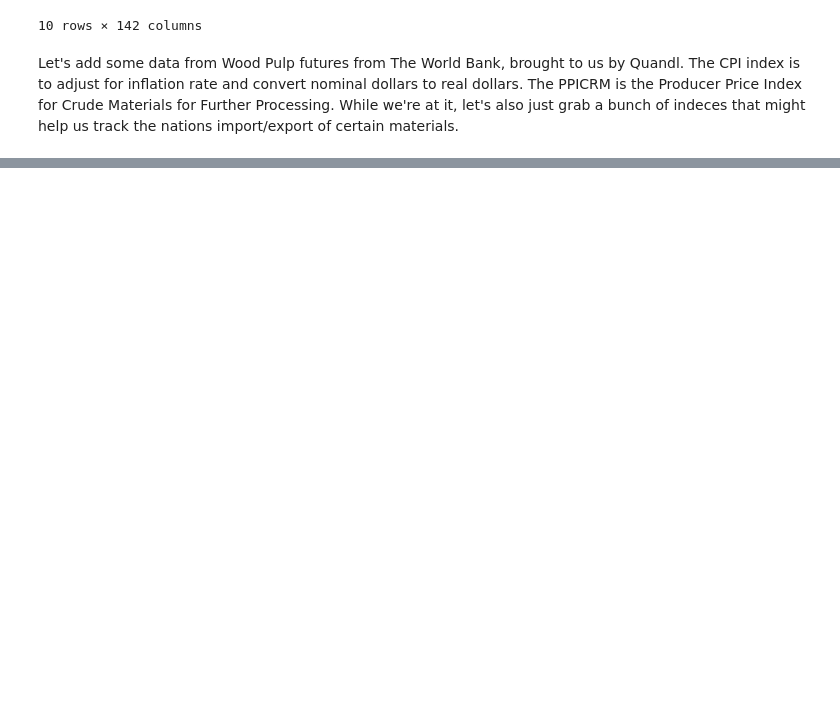
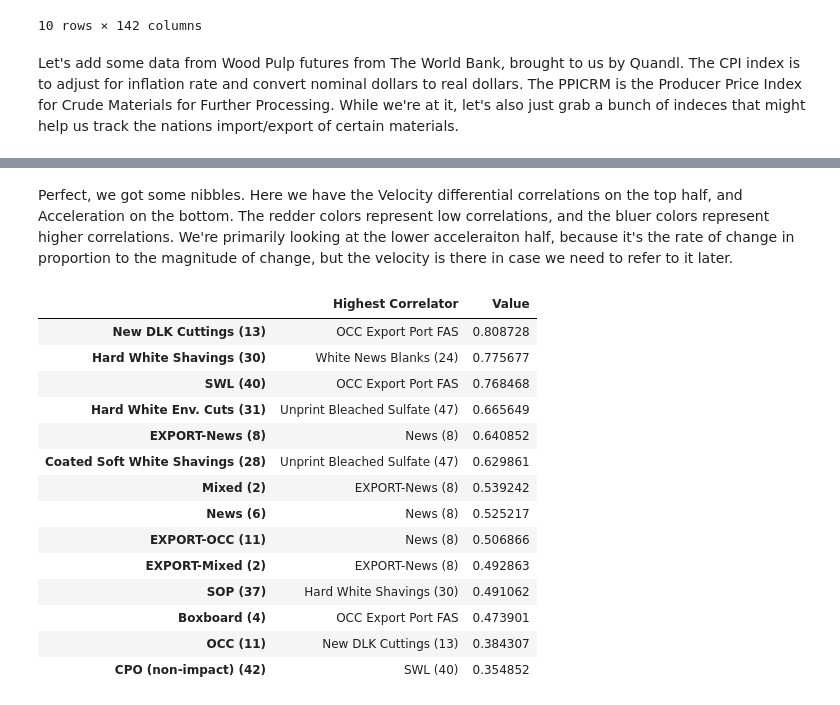
Before and after one commit to baronvonbadguy/cycle, a Jupyter notebook: Analysis.ipynb, the cells around one changed output, grey strips where cells are left out. Cells and saved outputs as stored; diff of their text form; code cells hidden in the pictures; blank space fills up the shorter version.

```diff
--- a/Analysis.ipynb
+++ b/Analysis.ipynb
@@ -345,0 +352,26 @@ actuals[[('Hard White Shavings (30)','Avg. Price'),
+# %% [markdown]
+Perfect, we got some nibbles.  Here we have the Velocity differential correlations on the top half, and Acceleration on the bottom.  The redder colors represent low correlations, and the bluer colors represent higher correlations.  We're primarily looking at the lower acceleraiton half, because it's the rate of change in proportion to the magnitude of change, but the velocity is there in case we need to refer to it later.
+# %%
+def highest_correlators(df):
+    max_ids = df[df < 1].idxmax()
+    max_vals = df[df < 1].max()
+    maxes = pd.concat([max_ids, max_vals], axis=1, keys=['Highest Correlator', 'Value'])
+    maxes = maxes.drop_duplicates(subset=['Value']).sort(columns=['Value'], ascending=False)
+    return maxes
+highest_correlators(acorr)
+# %% [output]
+|  | Highest Correlator | Value |
+| New DLK Cuttings (13) | OCC Export Port FAS | 0.808728 |
+| Hard White Shavings (30) | White News Blanks (24) | 0.775677 |
+| SWL (40) | OCC Export Port FAS | 0.768468 |
+| Hard White Env. Cuts (31) | Unprint Bleached Sulfate (47) | 0.665649 |
+| EXPORT-News (8) | News (8) | 0.640852 |
+| Coated Soft White Shavings (28) | Unprint Bleached Sulfate (47) | 0.629861 |
+| Mixed (2) | EXPORT-News (8) | 0.539242 |
+| News (6) | News (8) | 0.525217 |
+| EXPORT-OCC (11) | News (8) | 0.506866 |
+| EXPORT-Mixed (2) | EXPORT-News (8) | 0.492863 |
+| SOP (37) | Hard White Shavings (30) | 0.491062 |
+| Boxboard (4) | OCC Export Port FAS | 0.473901 |
+| OCC (11) | New DLK Cuttings (13) | 0.384307 |
+| CPO (non-impact) (42) | SWL (40) | 0.354852 |
```
Also changed, not shown: parts of 10 cells of this notebook.
